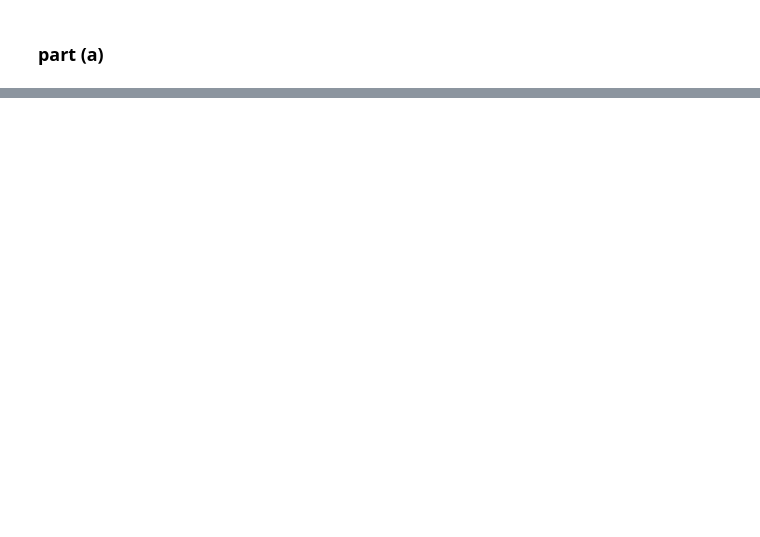
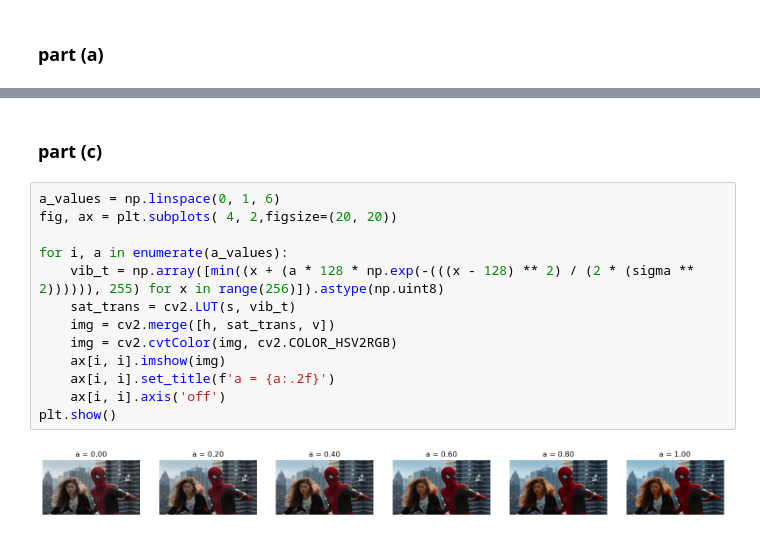
Before and after one commit to Sulojan2027/Image_Processing_SEM_05, a Jupyter notebook: assign_01.ipynb, the cells around one changed output, grey strips where cells are left out. Cells and saved outputs as stored; diff of their text form; blank space fills up the shorter version.

```diff
--- a/assign_01.ipynb
+++ b/assign_01.ipynb
@@ -178,0 +184,17 @@ plt.show()
+# %% [markdown]
+### part (c)
+# %%
+a_values = np.linspace(0, 1, 6)
+fig, ax = plt.subplots( 4, 2,figsize=(20, 20))
+
+for i, a in enumerate(a_values):
+    vib_t = np.array([min((x + (a * 128 * np.exp(-(((x - 128) ** 2) / (2 * (sigma ** 2)))))), 255) for x in range(256)]).astype(np.uint8)
+    sat_trans = cv2.LUT(s, vib_t)
+    img = cv2.merge([h, sat_trans, v])
+    img = cv2.cvtColor(img, cv2.COLOR_HSV2RGB)
+    ax[i, i].imshow(img)
+    ax[i, i].set_title(f'a = {a:.2f}')
+    ax[i, i].axis('off')
+plt.show()
+# %% [output]
+[figure, added]
```
Also changed, not shown: parts of 10 cells of this notebook.
